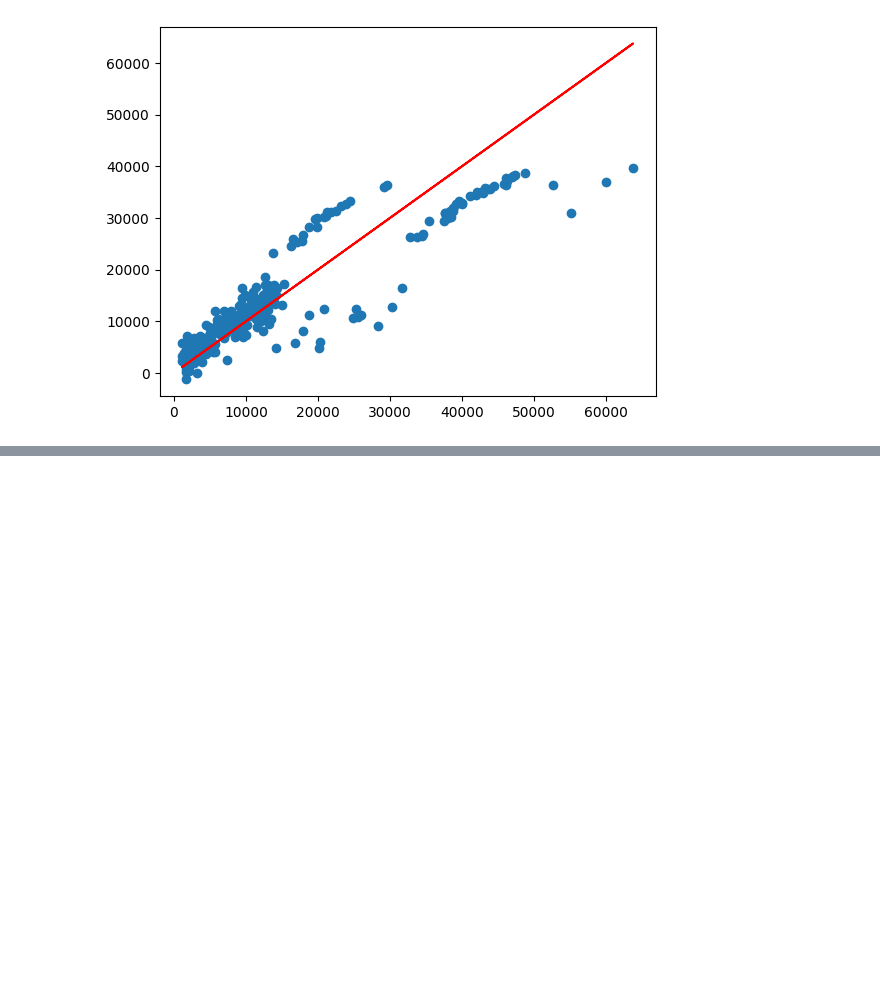
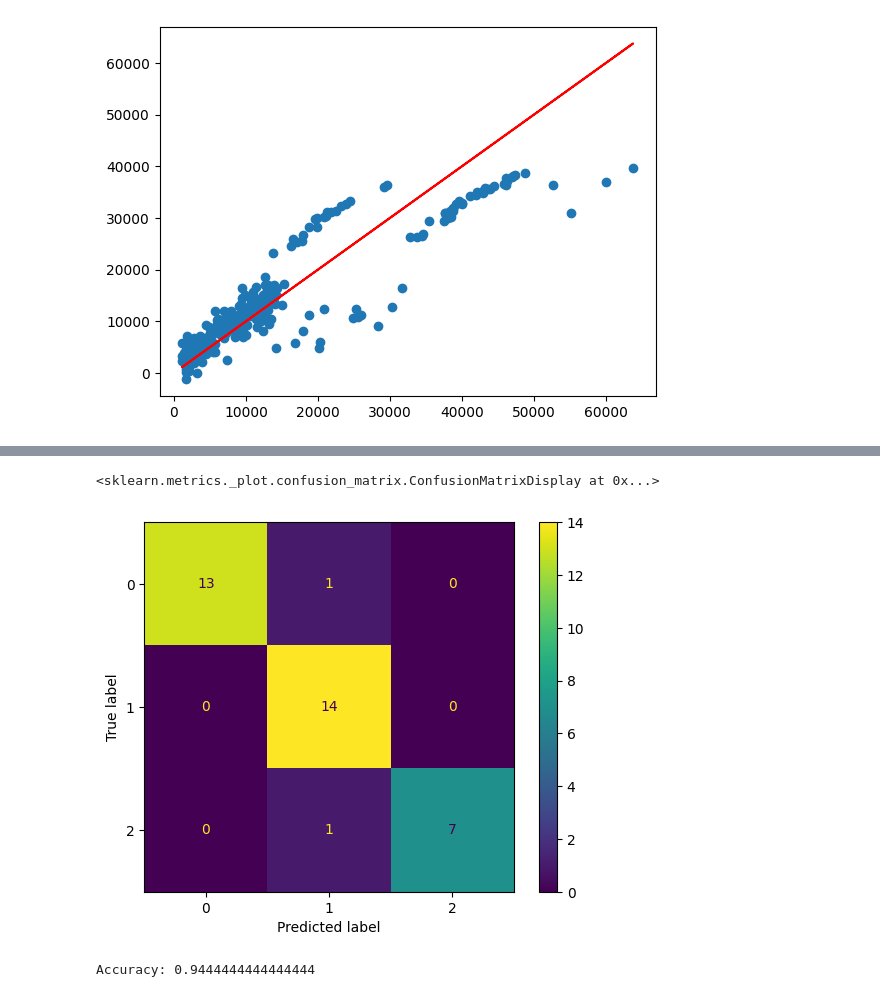
Before and after one commit to notice4/google-colab-study, a Jupyter notebook: mid_term_prep.ipynb, the cells around one changed output, grey strips where cells are left out. Drawn from its saved outputs; the diff is of its cells as text; code cells hidden in the pictures; blank space fills up the shorter version.

```diff
--- a/mid_term_prep.ipynb
+++ b/mid_term_prep.ipynb
@@ -154,0 +171,3 @@ Intersept -11799.473334872313
+# %%
+df = pd.read_csv('https://raw.githubusercontent.com/notice4/google-colab-study/refs/heads/main/wine.csv', encoding='latin-1')
+df
@@ -154,0 +250,19 @@ Intersept -11799.473334872313
+# %%
+y = df['Wine']
+X = df.drop('Wine', axis=1)
+X_train1, X_test1, y_train1, y_test1 = train_test_split(X, y, test_size=0.2, random_state=42)
+model = DecisionTreeClassifier()
+model.fit(X_train, y_train)
+y_pred1 = model.predict(X_test)
+# %%
+cm = confusion_matrix(y_test1, y_pred1)
+disp = ConfusionMatrixDisplay(confusion_matrix=cm)
+disp.plot()
+# %% [output]
+<sklearn.metrics._plot.confusion_matrix.ConfusionMatrixDisplay at 0x...>
+[figure, added]
+# %%
+accuracy = model.score(X_test1, y_test1)
+print('Accuracy:', accuracy)
+# %% [output]
+Accuracy: 0.9444444444444444
```
Also changed, not shown: parts of 11 cells of this notebook.
